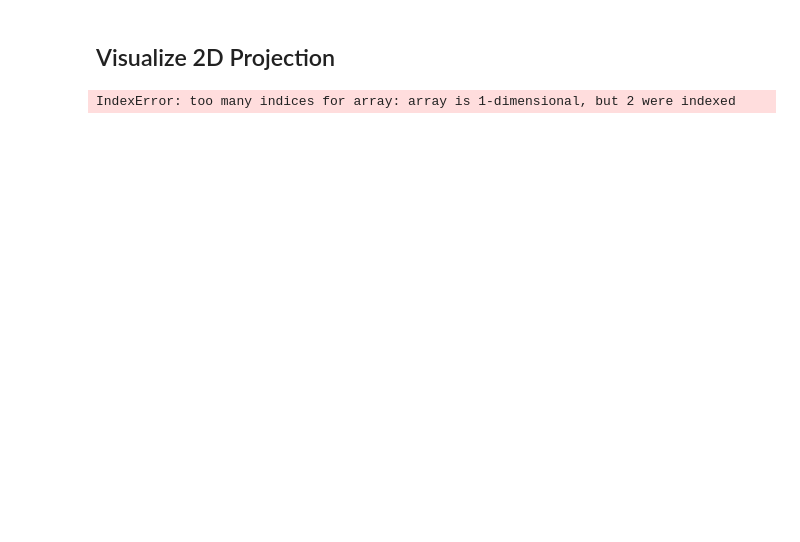
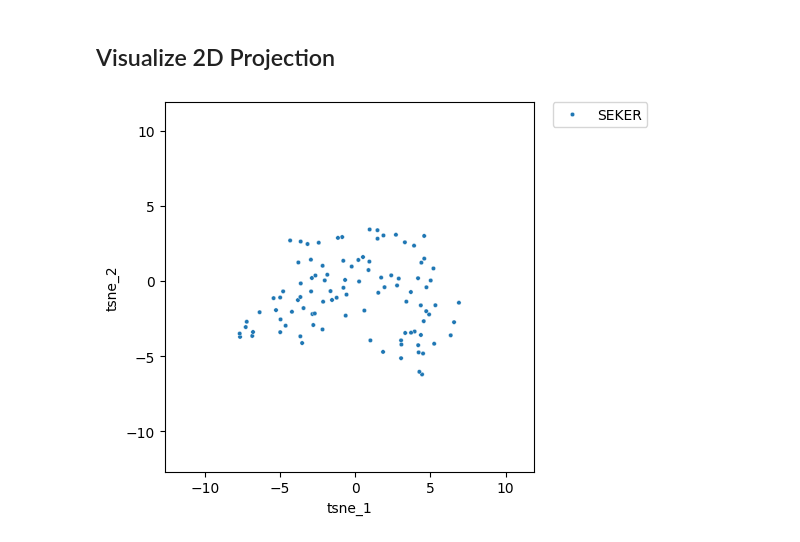
Before and after one commit to sebastianbuzdugan/A3-NeuralNetworks, a Jupyter notebook: output/t-SNE/t-SNE-Dry-Bean-data.ipynb, the cells around one changed output. Drawn from its saved outputs; the diff is of its cells as text; code cells hidden in the pictures; blank space fills up the shorter version.

```diff
--- a/output/t-SNE/t-SNE-Dry-Bean-data.ipynb
+++ b/output/t-SNE/t-SNE-Dry-Bean-data.ipynb
@@ -101,14 +94,14 @@ transformed shape: (13611, 2)
 <a id="5"></a>
 ## Visualize 2D Projection
 # %%
-tsne_result_df = pd.DataFrame({'tsne_1': tsne_result[:,0], 'tsne_2': tsne_result[:,1], 'class': y[:,0]})
+tsne_result_df = pd.DataFrame({'tsne_1': tsne_result[:,0], 'tsne_2': tsne_result[:,1], 'class': y})
 fig, ax = plt.subplots(1)
 sns.scatterplot(x='tsne_1', y='tsne_2', hue='class', data=tsne_result_df, ax=ax,s=10, palette=sns.color_palette(n_colors=6))
 lim = (tsne_result.min()-5, tsne_result.max()+5)
 ax.set_xlim(lim)
 ax.set_ylim(lim)
 ax.set_aspect('equal')
 ax.legend(bbox_to_anchor=(1.05, 1), loc=2, borderaxespad=0.0)
 plt.show()
 # %% [output]
-IndexError: too many indices for array: array is 1-dimensional, but 2 were indexed
+[figure, added]
```
Also changed, not shown: parts of 2 cells of this notebook, 5 other files.
